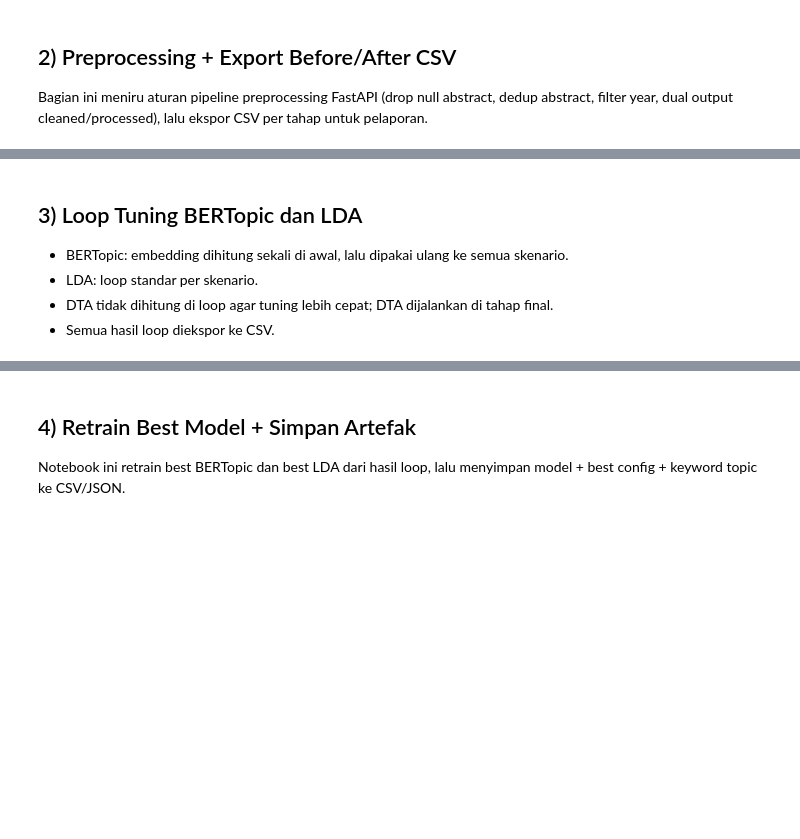
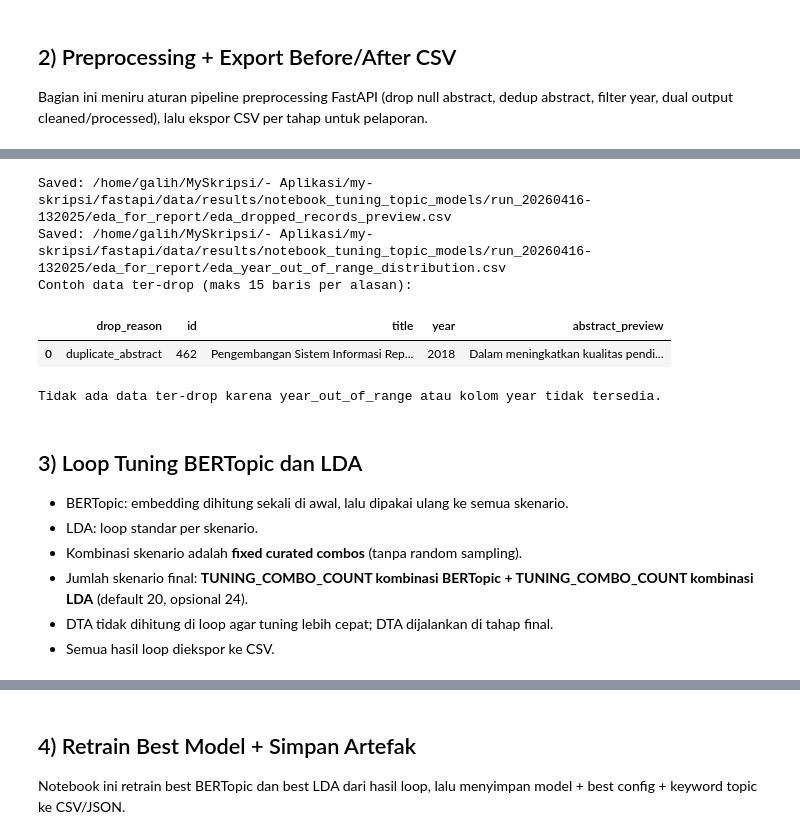
Before and after one commit to muhgalihhh/my-skripsi, a Jupyter notebook: fastapi/scripts/notebook_tuning_webform_bertopic_lda.ipynb, the cells around one changed output, grey strips where cells are left out. Saved outputs shown, nothing was run; the diff lists cells and outputs as text; code cells hidden in the pictures; blank space fills up the shorter version.

```diff
--- a/fastapi/scripts/notebook_tuning_webform_bertopic_lda.ipynb
+++ b/fastapi/scripts/notebook_tuning_webform_bertopic_lda.ipynb
@@ -546,8 +930,76 @@ Token array table saved: /home/galih/MySkripsi/- Aplikasi/my-skripsi/fastapi/dat
+# %%
+def _build_drop_preview(df: pd.DataFrame, reason: str, max_rows: int = 15) -> pd.DataFrame:
+    if df is None or df.empty:
+        return pd.DataFrame(columns=["drop_reason", "id", "title", "year", "abstract_preview"])
+
+    candidate_cols = ["id", "title", "year", "abstract"]
+    available_cols = [col for col in candidate_cols if col in df.columns]
+    preview = df[available_cols].copy().head(max_rows)
+
+    if "abstract" in preview.columns:
+        preview["abstract_preview"] = (
+            preview["abstract"].fillna("").astype(str).str.replace(r"\s+", " ", regex=True).str.slice(0, 220)
+        )
+        preview = preview.drop(columns=["abstract"])
+
+    preview.insert(0, "drop_reason", reason)
+    return preview
+
+
+dropped_preview_df = pd.concat(
+    [
+        _build_drop_preview(dropna_df, "dropna_abstract"),
+        _build_drop_preview(duplicate_df, "duplicate_abstract"),
+        _build_drop_preview(year_drop_df, "year_out_of_range"),
+        _build_drop_preview(empty_after_df, "empty_after_preprocessing"),
+    ],
+    ignore_index=True,
+)
+
+if "year" in year_drop_df.columns and not year_drop_df.empty:
+    year_drop_distribution_df = (
+        pd.to_numeric(year_drop_df["year"], errors="coerce")
+        .dropna()
+        .astype(int)
+        .value_counts()
+        .sort_index()
+        .rename_axis("year")
+        .reset_index(name="count_dropped")
+    )
+else:
+    year_drop_distribution_df = pd.DataFrame(columns=["year", "count_dropped"])
+
+dropped_preview_path = EDA_DIR / "eda_dropped_records_preview.csv"
+year_drop_distribution_path = EDA_DIR / "eda_year_out_of_range_distribution.csv"
+
+dropped_preview_df.to_csv(dropped_preview_path, index=False)
+year_drop_distribution_df.to_csv(year_drop_distribution_path, index=False)
+
+print("Saved:", dropped_preview_path)
+print("Saved:", year_drop_distribution_path)
+
+print("Contoh data ter-drop (maks 15 baris per alasan):")
+display(dropped_preview_df.head(40))
+
+if not year_drop_distribution_df.empty:
+    print("Distribusi tahun pada data yang ter-drop karena di luar rentang:")
+    display(year_drop_distribution_df)
+else:
+    print("Tidak ada data ter-drop karena year_out_of_range atau kolom year tidak tersedia.")
+# %% [output]
+Saved: /home/galih/MySkripsi/- Aplikasi/my-skripsi/fastapi/data/results/notebook_tuning_topic_models/run_20260416-132025/eda_for_report/eda_dropped_records_preview.csv
+Saved: /home/galih/MySkripsi/- Aplikasi/my-skripsi/fastapi/data/results/notebook_tuning_topic_models/run_20260416-132025/eda_for_report/eda_year_out_of_range_distribution.csv
+Contoh data ter-drop (maks 15 baris per alasan):
+|  | drop_reason | id | title | year | abstract_preview |
+| 0 | duplicate_abstract | 462 | Pengembangan Sistem Informasi Rep... | 2018 | Dalam meningkatkan kualitas pendi... |
+Tidak ada data ter-drop karena year_out_of_range atau kolom year tidak tersedia.
 # %% [markdown]
 ## 3) Loop Tuning BERTopic dan LDA
 
 - BERTopic: embedding dihitung sekali di awal, lalu dipakai ulang ke semua skenario.
 - LDA: loop standar per skenario.
+- Kombinasi skenario adalah **fixed curated combos** (tanpa random sampling).
+- Jumlah skenario final: **TUNING_COMBO_COUNT kombinasi BERTopic + TUNING_COMBO_COUNT kombinasi LDA** (default 20, opsional 24).
 - DTA tidak dihitung di loop agar tuning lebih cepat; DTA dijalankan di tahap final.
 - Semua hasil loop diekspor ke CSV.
 # %%
```
Also changed, not shown: parts of 18 cells of this notebook, 5 other files.
